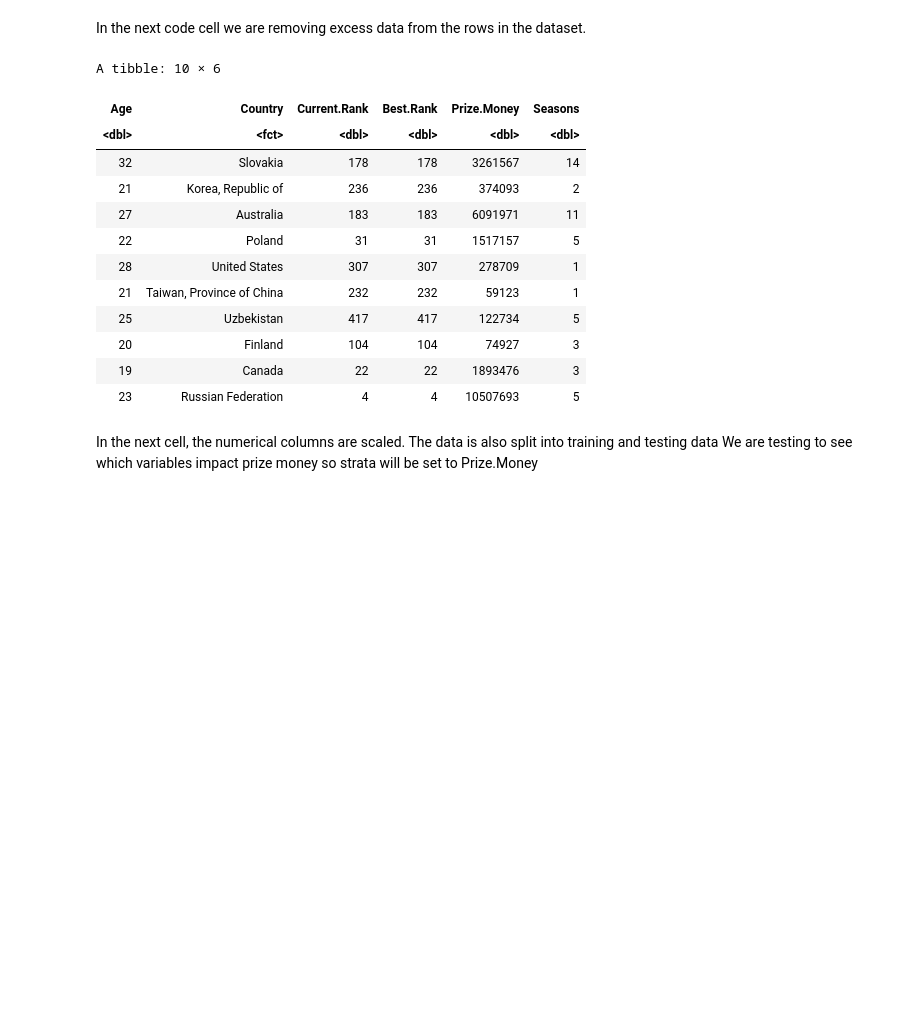
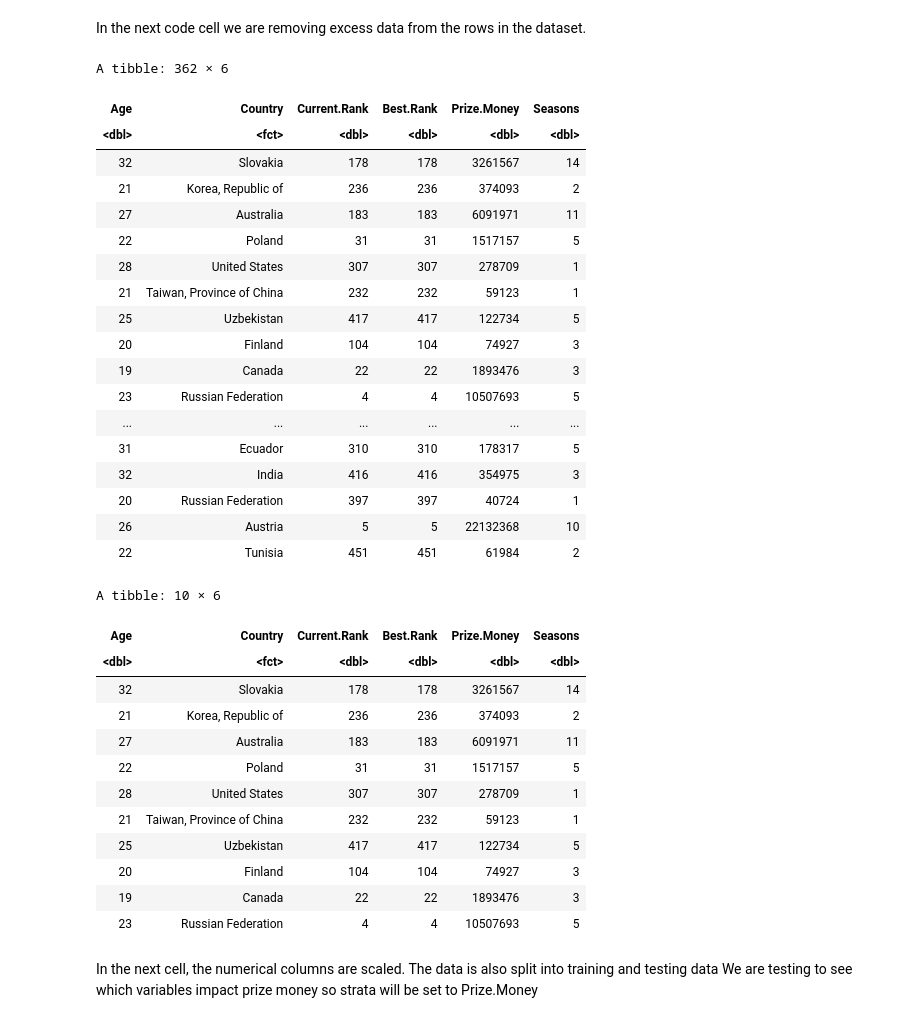
Before and after one commit to navg1250/dsci-project-report, a Jupyter notebook: redone_proposal.ipynb, the cells around one changed output. Drawn from its saved outputs; the diff is of its cells as text; code cells hidden in the pictures; blank space fills up the shorter version.

```diff
--- a/redone_proposal.ipynb
+++ b/redone_proposal.ipynb
@@ -100,34 +118,57 @@ tennis_remove_rows <- tennis_fix_best_rank %>%
            -Backhand,
            -Plays,
            -Wikipedia,
            -Name,
            -Active,
            -Height,
            -Retired)
 
 
 
 tennis_clean <- mutate(tennis_remove_rows, Country = as.factor(Country)) %>%
 select(Age:Seasons) %>%
 na.omit()
 
+tennis_clean <- tennis_clean %>%
+    filter(Prize.Money < 50000000)
+
+tennis_clean
 tennis_clean_show <- tennis_clean %>%
     slice(1:10)
 tennis_clean_show
 # %% [output]
-A tibble: 10 × 6
+A tibble: 362 × 6
 | Age | Country | Current.Rank | Best.Rank | Prize.Money | Seasons |
 | <dbl> | <fct> | <dbl> | <dbl> | <dbl> | <dbl> |
 | 32 | Slovakia | 178 | 178 | 3261567 | 14 |
 | 21 | Korea, Republic of | 236 | 236 | 374093 | 2 |
 | 27 | Australia | 183 | 183 | 6091971 | 11 |
 | 22 | Poland | 31 | 31 | 1517157 | 5 |
 | 28 | United States | 307 | 307 | 278709 | 1 |
 | 21 | Taiwan, Province of China | 232 | 232 | 59123 | 1 |
 | 25 | Uzbekistan | 417 | 417 | 122734 | 5 |
 | 20 | Finland | 104 | 104 | 74927 | 3 |
 | 19 | Canada | 22 | 22 | 1893476 | 3 |
 | 23 | Russian Federation | 4 | 4 | 10507693 | 5 |
+| ... | ... | ... | ... | ... | ... |
+| 31 | Ecuador | 310 | 310 | 178317 | 5 |
+| 32 | India | 416 | 416 | 354975 | 3 |
+| 20 | Russian Federation | 397 | 397 | 40724 | 1 |
+| 26 | Austria | 5 | 5 | 22132368 | 10 |
+| 22 | Tunisia | 451 | 451 | 61984 | 2 |
+A tibble: 10 × 6
+| Age | Country | Current.Rank | Best.Rank | Prize.Money | Seasons |
+| <dbl> | <fct> | <dbl> | <dbl> | <dbl> | <dbl> |
+| 32 | Slovakia | 178 | 178 | 3261567 | 14 |
+| 21 | Korea, Republic of | 236 | 236 | 374093 | 2 |
+| 27 | Australia | 183 | 183 | 6091971 | 11 |
+| 22 | Poland | 31 | 31 | 1517157 | 5 |
+| 28 | United States | 307 | 307 | 278709 | 1 |
+| 21 | Taiwan, Province of China | 232 | 232 | 59123 | 1 |
+| 25 | Uzbekistan | 417 | 417 | 122734 | 5 |
+| 20 | Finland | 104 | 104 | 74927 | 3 |
+| 19 | Canada | 22 | 22 | 1893476 | 3 |
+| 23 | Russian Federation | 4 | 4 | 10507693 | 5 |
 # %% [markdown]
 In the next cell, the numerical columns are scaled.
 The data is also split into training and testing data
```
Also changed, not shown: parts of 10 cells of this notebook.
